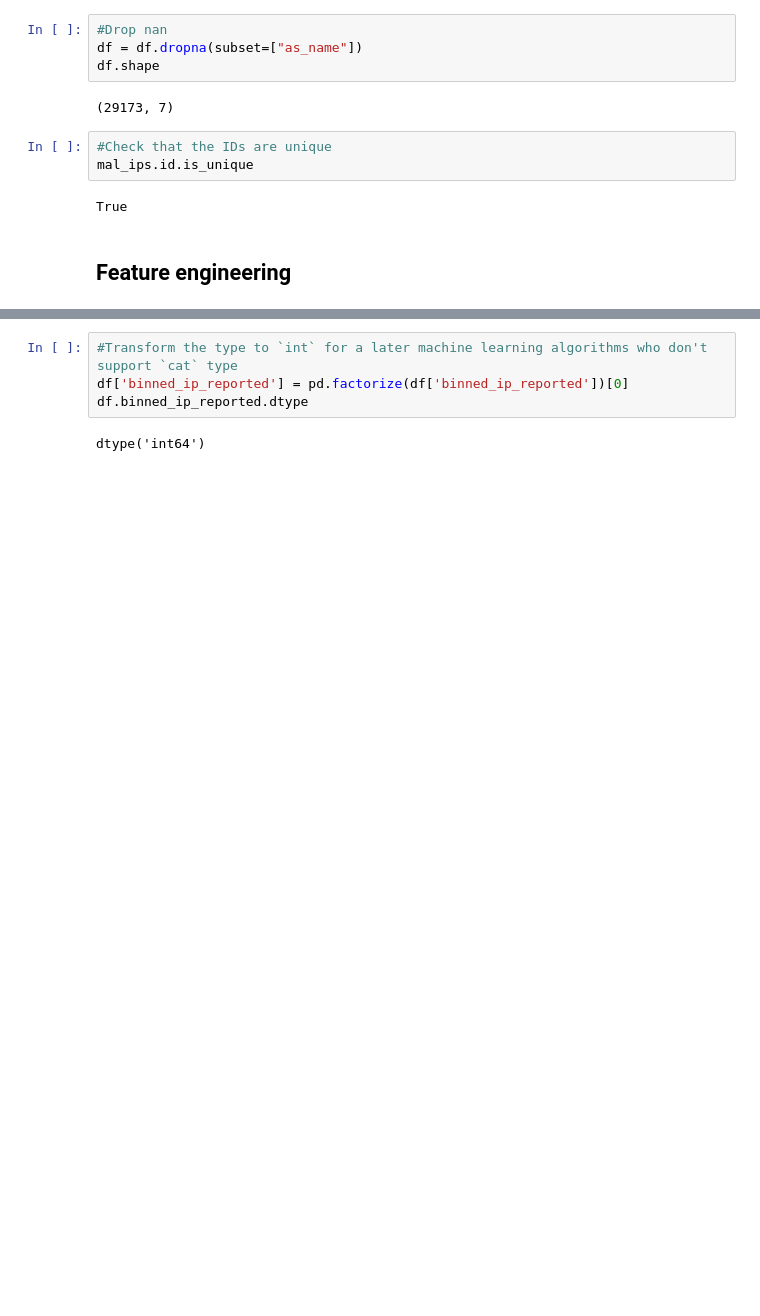
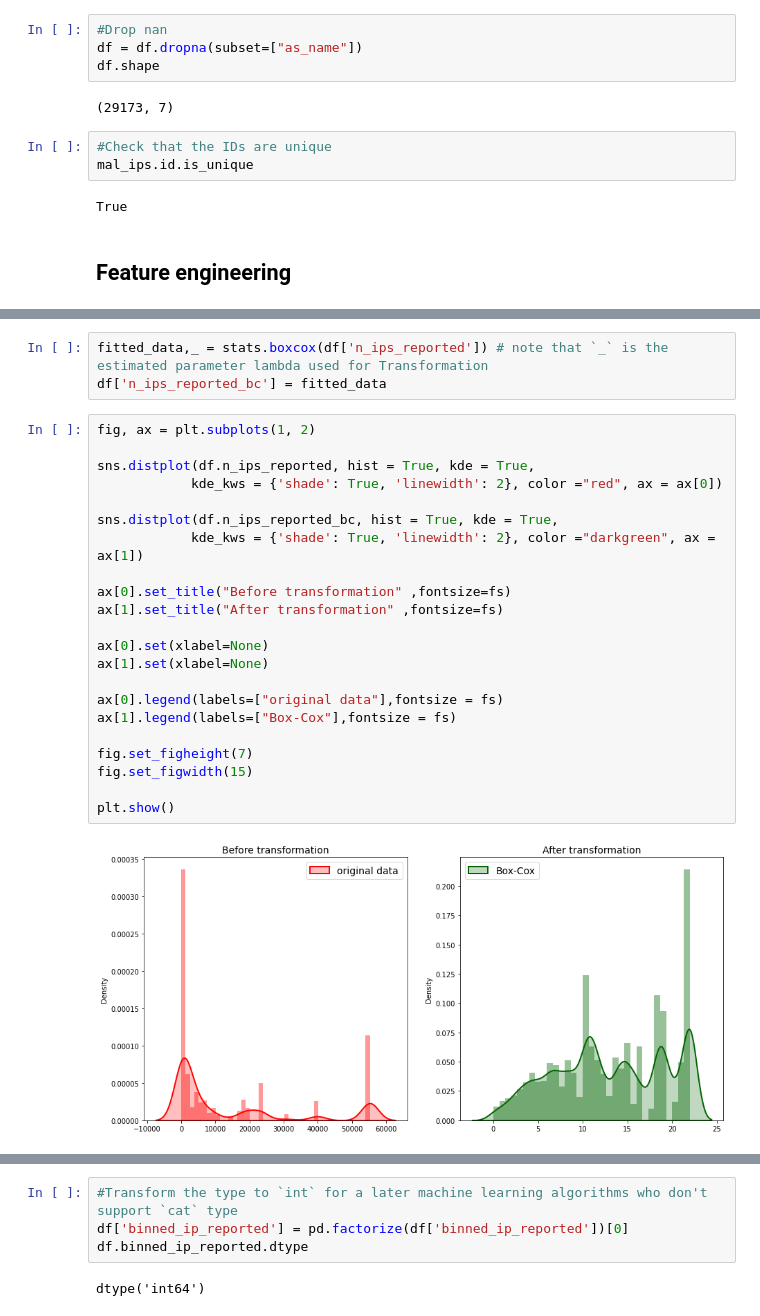
Before and after one commit to ramyh08/CrowdSec_CS_GCNs_semi_supervised, a Jupyter notebook: main.ipynb, the cells around one changed output, grey strips where cells are left out. Drawn from its saved outputs; the diff is of its cells as text; blank space fills up the shorter version.

```diff
--- a/main.ipynb
+++ b/main.ipynb
@@ -147 +171,28 @@ plt.show()
+# %%
+fitted_data,_ = stats.boxcox(df['n_ips_reported']) # note that `_` is the estimated parameter lambda used for Transformation
+df['n_ips_reported_bc'] = fitted_data
+# %%
+fig, ax = plt.subplots(1, 2)
+
+sns.distplot(df.n_ips_reported, hist = True, kde = True,
+            kde_kws = {'shade': True, 'linewidth': 2}, color ="red", ax = ax[0])
+
+sns.distplot(df.n_ips_reported_bc, hist = True, kde = True,
+            kde_kws = {'shade': True, 'linewidth': 2}, color ="darkgreen", ax = ax[1])
+
+ax[0].set_title("Before transformation" ,fontsize=fs)
+ax[1].set_title("After transformation" ,fontsize=fs)
+
+ax[0].set(xlabel=None)
+ax[1].set(xlabel=None)
+
+ax[0].legend(labels=["original data"],fontsize = fs)
+ax[1].legend(labels=["Box-Cox"],fontsize = fs)
+
+fig.set_figheight(7)
+fig.set_figwidth(15)
+
+plt.show()
+# %% [output]
+[figure, added]
 # %%
```
Also changed, not shown: parts of 40 cells of this notebook, 2 other files.
